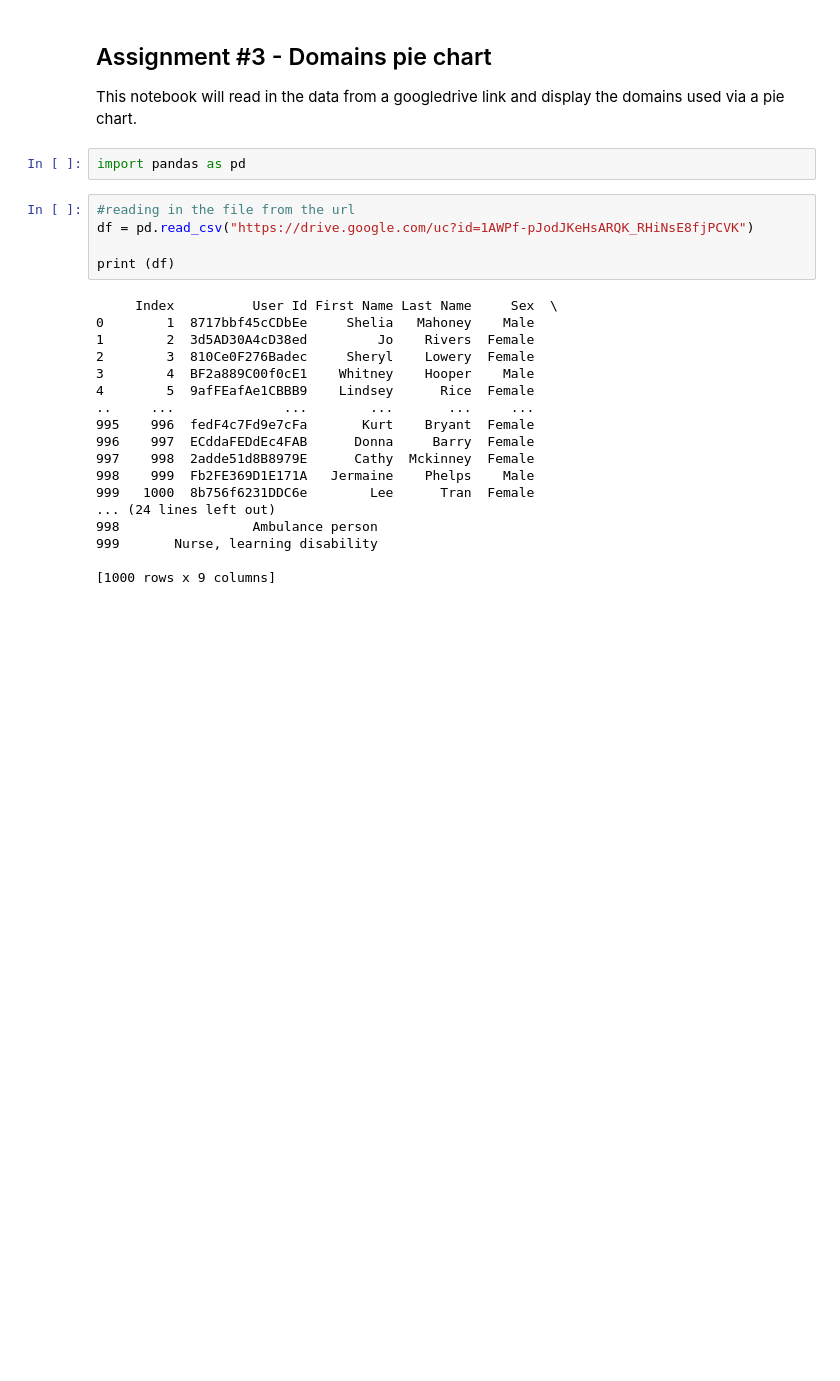
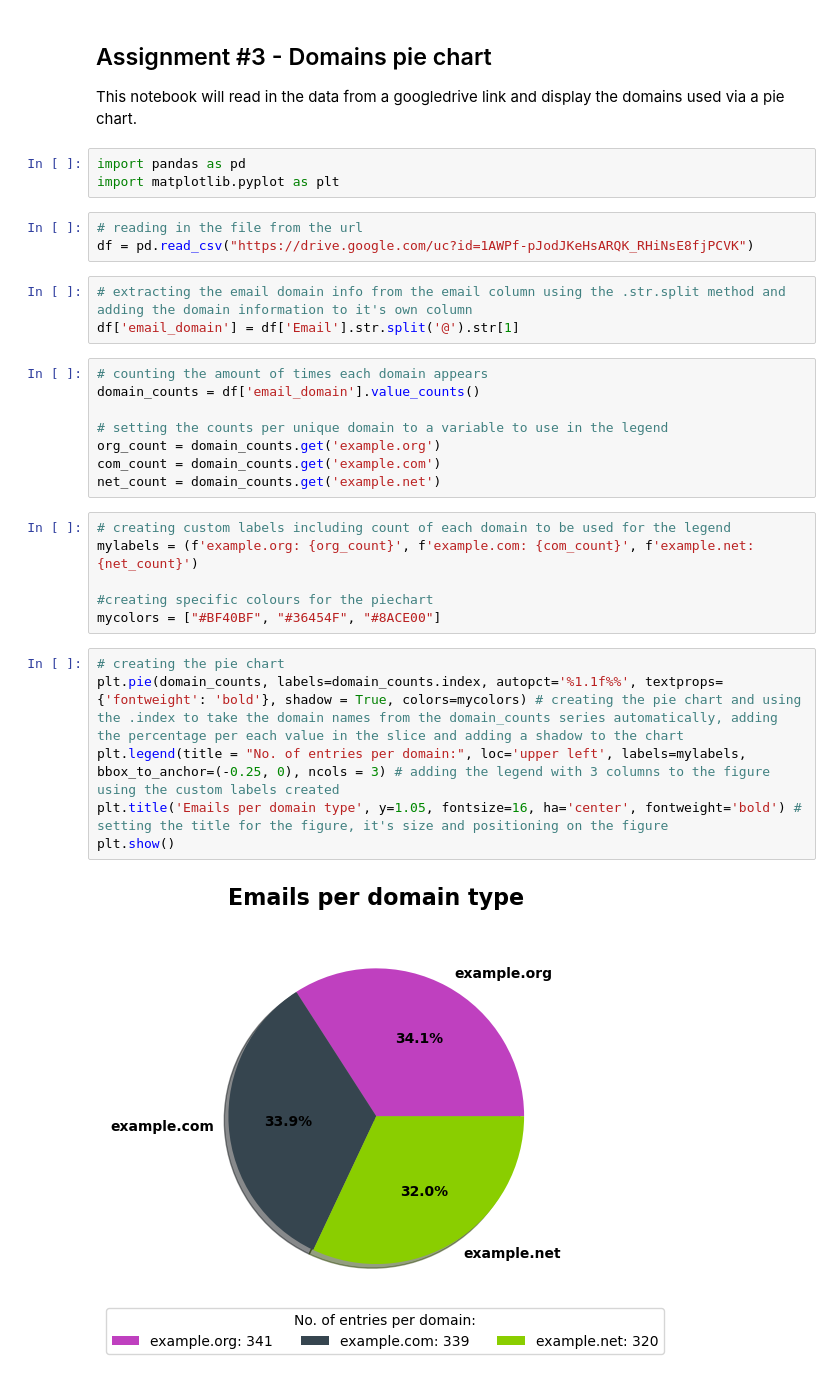
Before and after one commit to Ange-Dvs/PFDA-assignments, a Jupyter notebook: assignment03-pie.ipynb, the cells around one changed output. Saved outputs shown, nothing was run; the diff lists cells and outputs as text; blank space fills up the shorter version.

Commit message:
Pie chart visuals updated

```diff
--- a/assignment03-pie.ipynb
+++ b/assignment03-pie.ipynb
@@ -4,26 +4,32 @@
 This notebook will read in the data from a googledrive link and display the domains used via a pie chart.
 # %%
 import pandas as pd
+import matplotlib.pyplot as plt
 # %%
-#reading in the file from the url
+# reading in the file from the url
 df = pd.read_csv("https://drive.google.com/uc?id=1AWPf-pJodJKeHsARQK_RHiNsE8fjPCVK")
-
-print (df)
-# %% [output]
-     Index          User Id First Name Last Name     Sex  \
-0        1  8717bbf45cCDbEe     Shelia   Mahoney    Male
-1        2  3d5AD30A4cD38ed         Jo    Rivers  Female
-2        3  810Ce0F276Badec     Sheryl    Lowery  Female
-3        4  BF2a889C00f0cE1    Whitney    Hooper    Male
-4        5  9afFEafAe1CBBB9    Lindsey      Rice  Female
-..     ...              ...        ...       ...     ...
-995    996  fedF4c7Fd9e7cFa       Kurt    Bryant  Female
-996    997  ECddaFEDdEc4FAB      Donna     Barry  Female
-997    998  2adde51d8B8979E      Cathy  Mckinney  Female
-998    999  Fb2FE369D1E171A   Jermaine    Phelps    Male
-999   1000  8b756f6231DDC6e        Lee      Tran  Female
-... (24 lines left out)
-998                 Ambulance person
-999       Nurse, learning disability
-
-[1000 rows x 9 columns]
+# %%
+# extracting the email domain info from the email column using the .str.split method and adding the domain information to it's own column
+df['email_domain'] = df['Email'].str.split('@').str[1]
+# %%
+# counting the amount of times each domain appears
+domain_counts = df['email_domain'].value_counts()
+
+# setting the counts per unique domain to a variable to use in the legend
+org_count = domain_counts.get('example.org')
+com_count = domain_counts.get('example.com')
+net_count = domain_counts.get('example.net')
+# %%
+# creating custom labels including count of each domain to be used for the legend
+mylabels = (f'example.org: {org_count}', f'example.com: {com_count}', f'example.net: {net_count}')
+
+#creating specific colours for the piechart
+mycolors = ["#BF40BF", "#36454F", "#8ACE00"]
+# %%
+# creating the pie chart
+plt.pie(domain_counts, labels=domain_counts.index, autopct='%1.1f%%', textprops={'fontweight': 'bold'}, shadow = True, colors=mycolors) # creating the pie chart and using the .index to take the domain names from the domain_counts series automatically, adding the percentage per each value in the slice and adding a shadow to the chart
+plt.legend(title = "No. of entries per domain:", loc='upper left', labels=mylabels, bbox_to_anchor=(-0.25, 0), ncols = 3) # adding the legend with 3 columns to the figure using the custom labels created
+plt.title('Emails per domain type', y=1.05, fontsize=16, ha='center', fontweight='bold') # setting the title for the figure, it's size and positioning on the figure
+plt.show()
+# %% [output]
+[figure, added]
```
Also changed, not shown: 1 other file.
